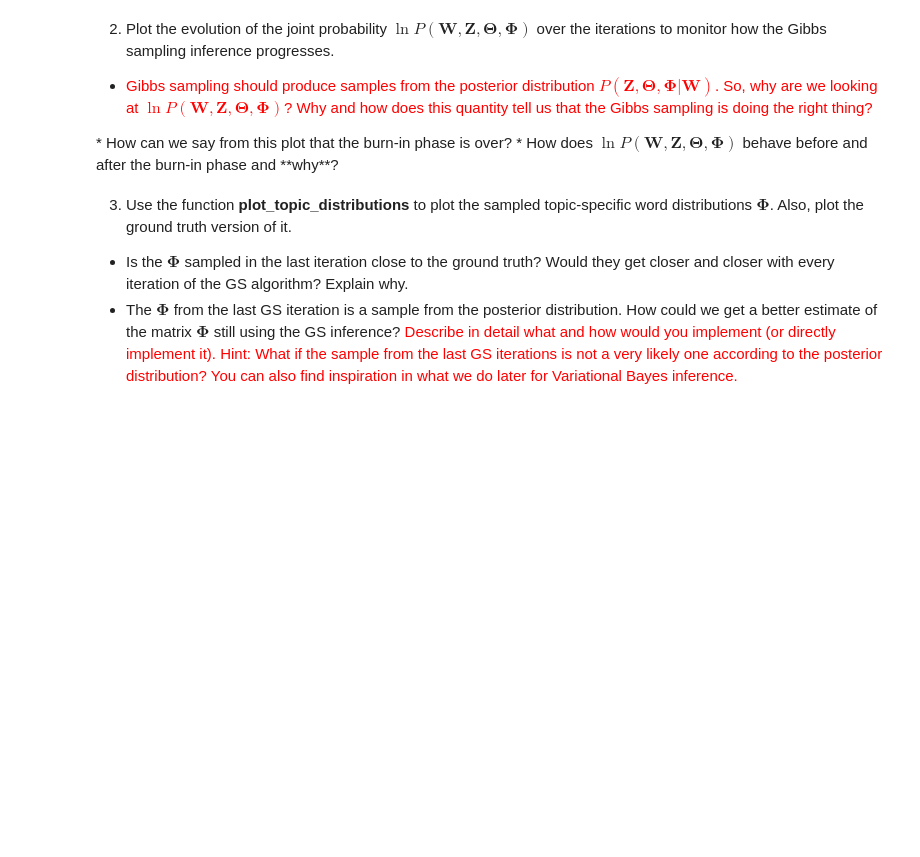
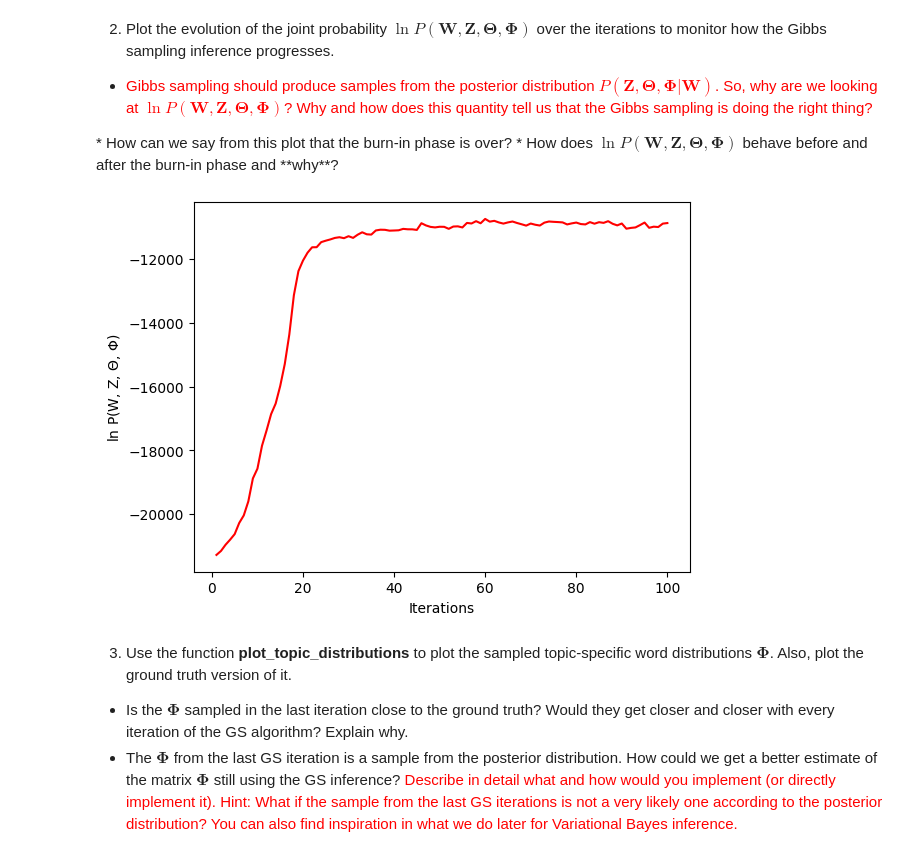
Before and after one commit to TomasBeranek/but-baya-project, a Jupyter notebook: BAYa_Assignment2022.ipynb, the cells around one changed output. Saved outputs shown, nothing was run; the diff lists cells and outputs as text; code cells hidden in the pictures; blank space fills up the shorter version.

```diff
--- a/BAYa_Assignment2022.ipynb
+++ b/BAYa_Assignment2022.ipynb
@@ -318,3 +322,11 @@ for i in range(gs_iterations):
+# %%
+# Plot joint probability in ln domain
+plt.xlabel('Iterations')
+plt.ylabel('ln P(W, Z, $\Theta$, $\Phi$)')
+plt.plot(range(1, len(joint_prob) + 1), joint_prob, 'r')
+plt.show()
+# %% [output]
+[figure, added]
 # %% [markdown]
 3. Use the function **plot_topic_distributions** to plot the sampled topic-specific word distributions $\boldsymbol{\Phi}$. Also, plot the ground truth version of it.
  * Is the $\boldsymbol{\Phi}$ sampled in the last iteration close to the ground truth? Would they get closer and closer with every iteration of the GS algorithm? Explain why.
```
Also changed, not shown: parts of 12 cells of this notebook.
